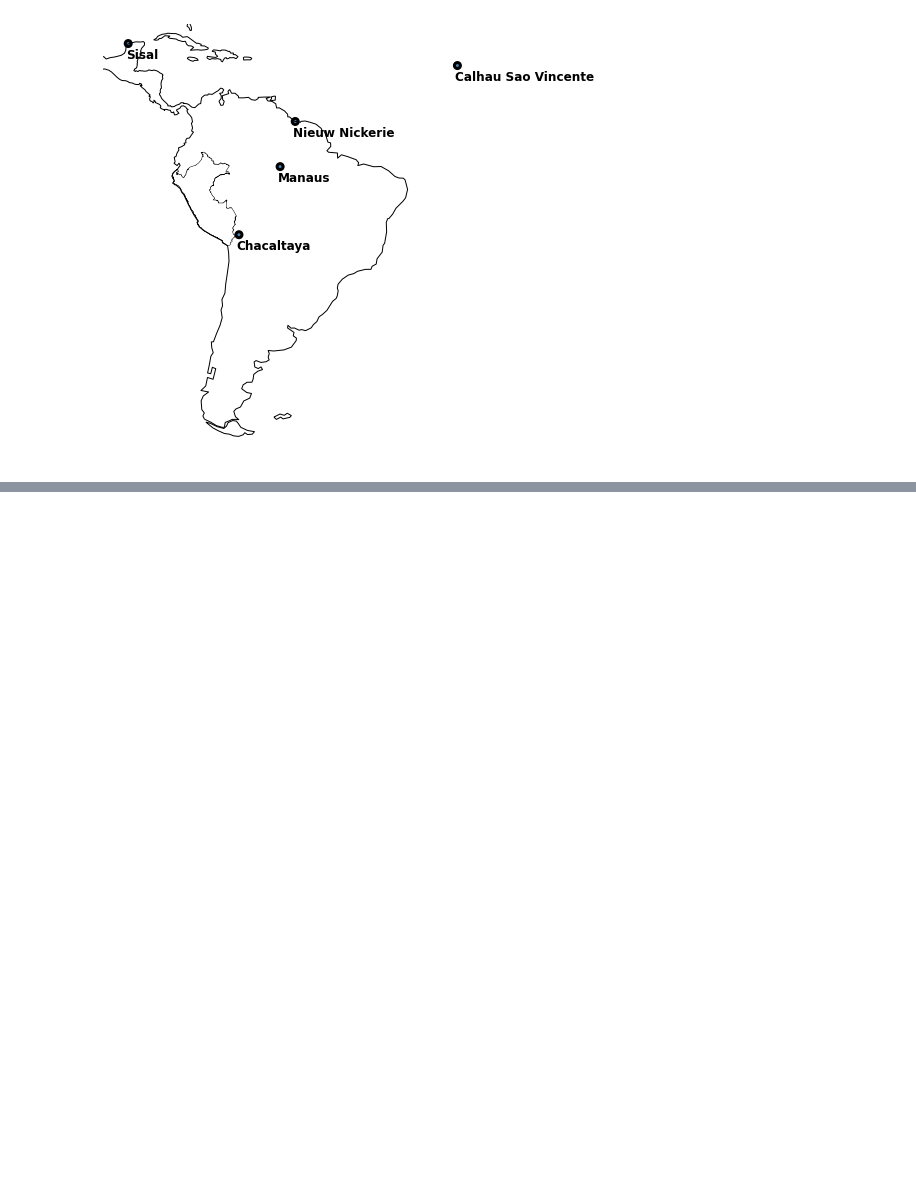
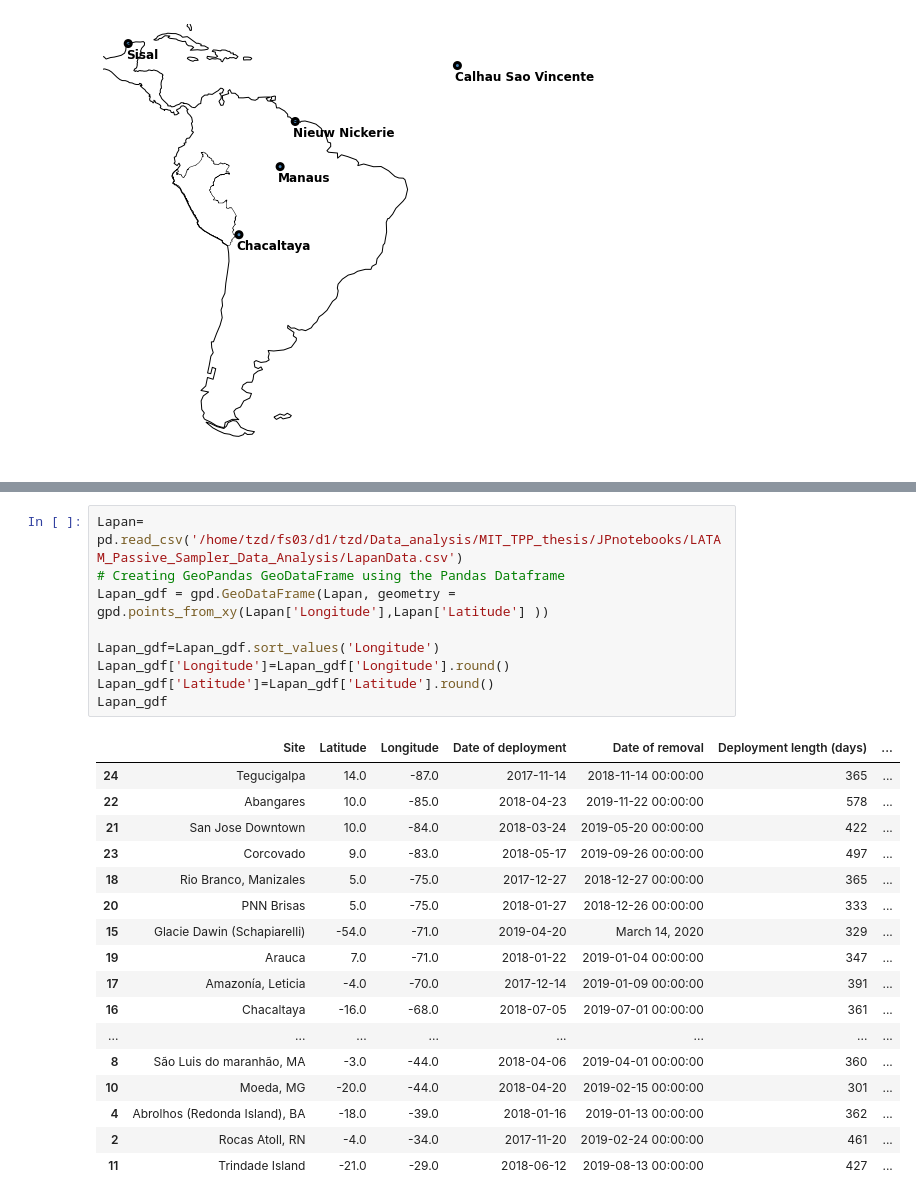
Before and after one commit to Shakes-tzd/MIT_TPP_thesis, a Jupyter notebook: JPnotebooks/GMOS_map.ipynb, the cells around one changed output, grey strips where cells are left out. Saved outputs shown, nothing was run; the diff lists cells and outputs as text; blank space fills up the shorter version.

```diff
--- a/JPnotebooks/GMOS_map.ipynb
+++ b/JPnotebooks/GMOS_map.ipynb
@@ -112,0 +107,27 @@ plt.show()
+# %%
+Lapan= pd.read_csv('/home/tzd/fs03/d1/tzd/Data_analysis/MIT_TPP_thesis/JPnotebooks/LATAM_Passive_Sampler_Data_Analysis/LapanData.csv')
+# Creating GeoPandas GeoDataFrame using the Pandas Dataframe
+Lapan_gdf = gpd.GeoDataFrame(Lapan, geometry = gpd.points_from_xy(Lapan['Longitude'],Lapan['Latitude'] ))
+
+Lapan_gdf=Lapan_gdf.sort_values('Longitude')
+Lapan_gdf['Longitude']=Lapan_gdf['Longitude'].round()
+Lapan_gdf['Latitude']=Lapan_gdf['Latitude'].round()
+Lapan_gdf
+# %% [output]
+|  | Site | Latitude | Longitude | Date of deployment | Date of removal | Deployment length (days) | ... |
+| 24 | Tegucigalpa | 14.0 | -87.0 | 2017-11-14 | 2018-11-14 00:00:00 | 365 | ... |
+| 22 | Abangares | 10.0 | -85.0 | 2018-04-23 | 2019-11-22 00:00:00 | 578 | ... |
+| 21 | San Jose Downtown | 10.0 | -84.0 | 2018-03-24 | 2019-05-20 00:00:00 | 422 | ... |
+| 23 | Corcovado | 9.0 | -83.0 | 2018-05-17 | 2019-09-26 00:00:00 | 497 | ... |
+| 18 | Rio Branco, Manizales | 5.0 | -75.0 | 2017-12-27 | 2018-12-27 00:00:00 | 365 | ... |
+| 20 | PNN Brisas | 5.0 | -75.0 | 2018-01-27 | 2018-12-26 00:00:00 | 333 | ... |
+| 15 | Glacie Dawin (Schapiarelli) | -54.0 | -71.0 | 2019-04-20 | March 14, 2020 | 329 | ... |
+| 19 | Arauca | 7.0 | -71.0 | 2018-01-22 | 2019-01-04 00:00:00 | 347 | ... |
+| 17 | Amazonía, Leticia | -4.0 | -70.0 | 2017-12-14 | 2019-01-09 00:00:00 | 391 | ... |
+| 16 | Chacaltaya | -16.0 | -68.0 | 2018-07-05 | 2019-07-01 00:00:00 | 361 | ... |
+| ... | ... | ... | ... | ... | ... | ... | ... |
+| 8 | São Luis do maranhão, MA | -3.0 | -44.0 | 2018-04-06 | 2019-04-01 00:00:00 | 360 | ... |
+| 10 | Moeda, MG | -20.0 | -44.0 | 2018-04-20 | 2019-02-15 00:00:00 | 301 | ... |
+| 4 | Abrolhos (Redonda Island), BA | -18.0 | -39.0 | 2018-01-16 | 2019-01-13 00:00:00 | 362 | ... |
+| 2 | Rocas Atoll, RN | -4.0 | -34.0 | 2017-11-20 | 2019-02-24 00:00:00 | 461 | ... |
+| 11 | Trindade Island | -21.0 | -29.0 | 2018-06-12 | 2019-08-13 00:00:00 | 427 | ... |
```
Also changed, not shown: parts of 10 cells of this notebook, 3 other files.
